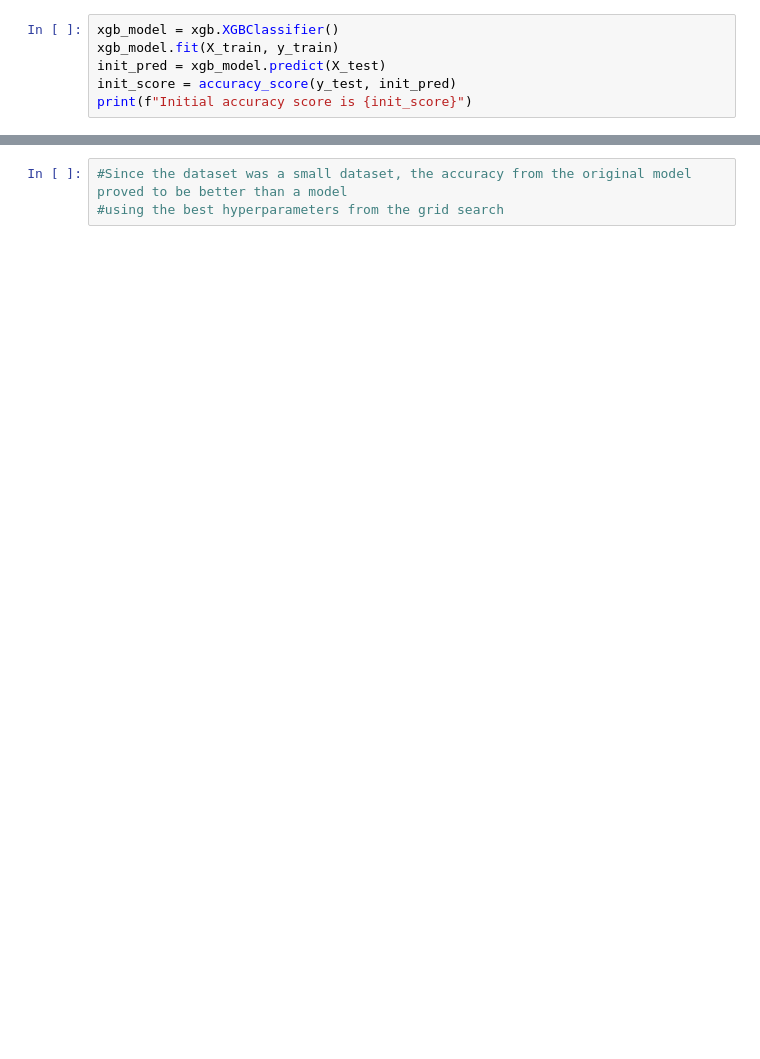
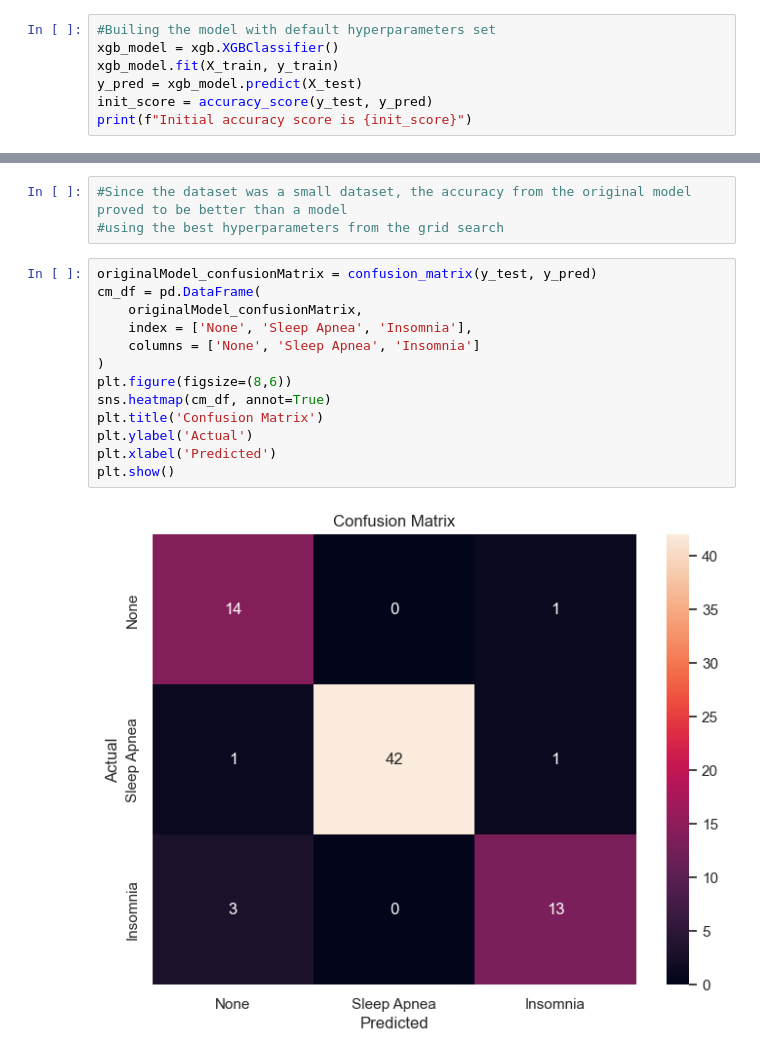
Before and after one commit to pranavprashantha/MachineLearning_SleepAnalysis, a Jupyter notebook: ML_Project.ipynb, the cells around one changed output, grey strips where cells are left out. Cells and saved outputs as stored; diff of their text form; blank space fills up the shorter version.

Commit message:
Confusion Matrix

```diff
--- a/ML_Project.ipynb
+++ b/ML_Project.ipynb
@@ -262,10 +263,11 @@ The shape of X_test is (75, 48)
 The shape of y_train is 299
 The shape of y_test is 75
 # %%
+#Builing the model with default hyperparameters set
 xgb_model = xgb.XGBClassifier()
 xgb_model.fit(X_train, y_train)
-init_pred = xgb_model.predict(X_test)
-init_score = accuracy_score(y_test, init_pred)
+y_pred = xgb_model.predict(X_test)
+init_score = accuracy_score(y_test, y_pred)
 print(f"Initial accuracy score is {init_score}")
 # %% [output]
 Initial accuracy score is 0.92
@@ -356,3 +418,18 @@ Accuracy of best parameters is 0.8888888888888888
 # %%
 #Since the dataset was a small dataset, the accuracy from the original model proved to be better than a model
 #using the best hyperparameters from the grid search
+# %%
+originalModel_confusionMatrix = confusion_matrix(y_test, y_pred)
+cm_df = pd.DataFrame(
+    originalModel_confusionMatrix,
+    index = ['None', 'Sleep Apnea', 'Insomnia'],
+    columns = ['None', 'Sleep Apnea', 'Insomnia']
+)
+plt.figure(figsize=(8,6))
+sns.heatmap(cm_df, annot=True)
+plt.title('Confusion Matrix')
+plt.ylabel('Actual')
+plt.xlabel('Predicted')
+plt.show()
+# %% [output]
+[figure, added]
```
Also changed, not shown: parts of 5 cells of this notebook.
